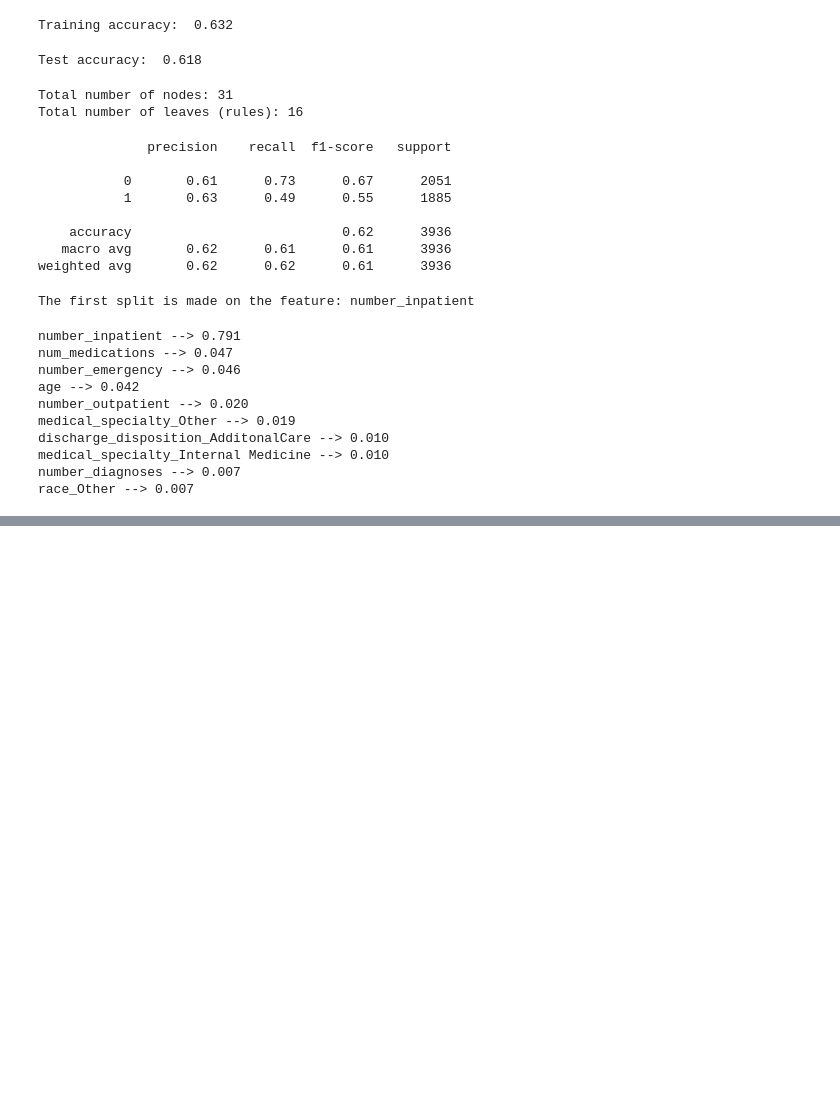
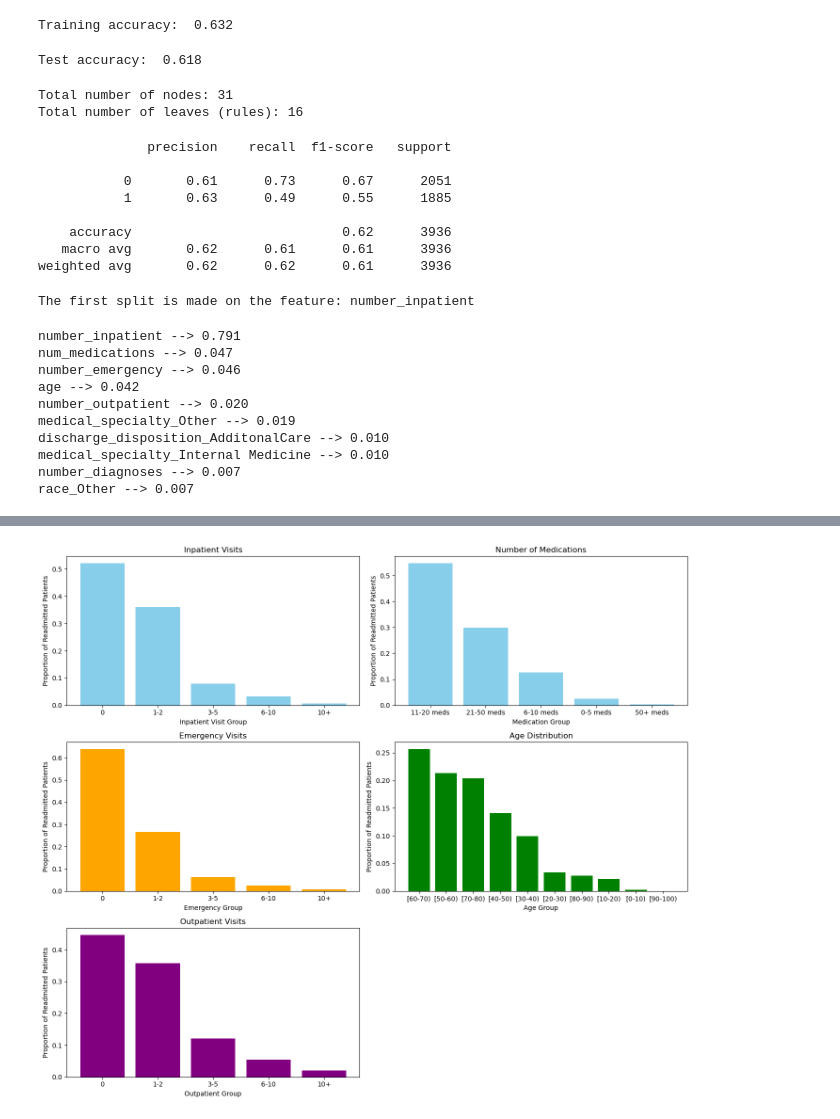
Before and after one commit to johnmarquess/IFN509, a Jupyter notebook: Assignment 2/decision_trees.ipynb, the cells around one changed output, grey strips where cells are left out. Cells and saved outputs as stored; diff of their text form; code cells hidden in the pictures; blank space fills up the shorter version.

```diff
--- a/Assignment 2/decision_trees.ipynb
+++ b/Assignment 2/decision_trees.ipynb
@@ -399,0 +409,8 @@ plt.show()
+# %%
+X_test_df = pd.DataFrame(X_test, columns=features)[['number_inpatient', 'number_emergency', 'number_outpatient', 'num_medications', 'age']]
+# %%
+y_pred = best_model.predict(X_test)
+# %%
+X_test_df['predicted_readmitted'] = y_pred
+# %%
+predicted_readmitted = X_test_df[X_test_df['predicted_readmitted'] == 1]
@@ -399,0 +478,51 @@ plt.show()
+# %%
+fig, axes = plt.subplots(3, 2, figsize=(14, 12));
+
+# Flatten the axes array for easier access
+axes = axes.flatten();
+
+# Plot for inpatient visits
+axes[0].bar(inpatient_distribution.index, inpatient_distribution, color='skyblue');
+axes[0].set_title('Inpatient Visits');
+axes[0].set_xlabel('Inpatient Visit Group');
+axes[0].set_ylabel('Proportion of Readmitted Patients');
+
+
+# Plot for medications
+axes[1].bar(medication_distribution.index, medication_distribution, color='skyblue');
+axes[1].set_title('Number of Medications');
+axes[1].set_xlabel('Medication Group');
+axes[1].set_ylabel('Proportion of Readmitted Patients');
+
+
+# Plot for emergency visits
+axes[2].bar(emergency_distribution.index, emergency_distribution, color='orange');
+axes[2].set_title('Emergency Visits');
+axes[2].set_xlabel('Emergency Group');
+axes[2].set_ylabel('Proportion of Readmitted Patients');
+
+
+# Plot for age
+axes[3].bar(age_distribution.index, age_distribution, color='green');
+axes[3].set_title('Age Distribution');
+axes[3].set_xlabel('Age Group');
+axes[3].set_ylabel('Proportion of Readmitted Patients');
+
+
+# Plot for outpatient visits
+axes[4].bar(outpatient_distribution.index, outpatient_distribution, color='purple');
+axes[4].set_title('Outpatient Visits');
+axes[4].set_xlabel('Outpatient Group');
+axes[4].set_ylabel('Proportion of Readmitted Patients');
+
+
+# Turn off the last subplot (empty space in 3x2 layout)
+axes[5].axis('off');
+
+# Adjust layout to prevent overlap
+plt.tight_layout();
+
+# Show the figure
+plt.show();
+# %% [output]
+[figure, added]
```
Also changed, not shown: parts of 8 cells of this notebook, 1 other file.
